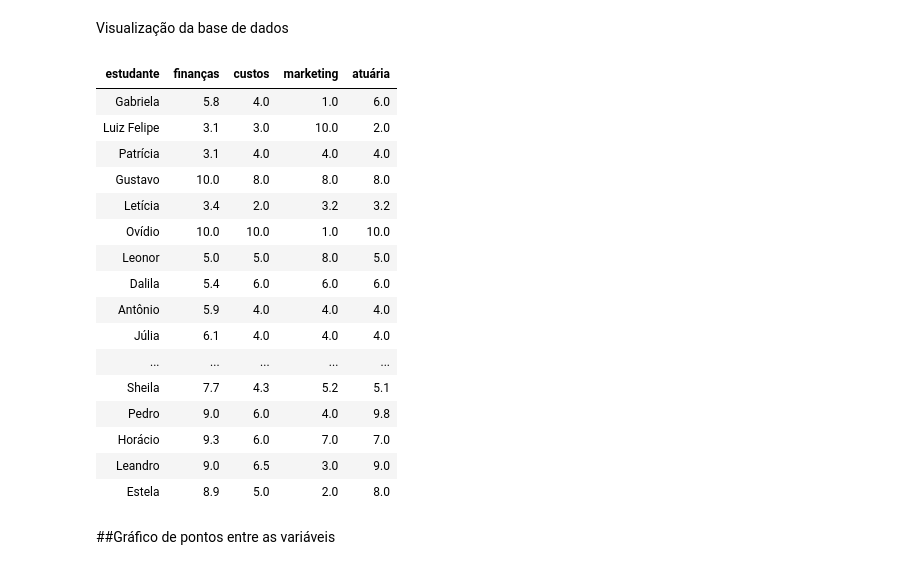
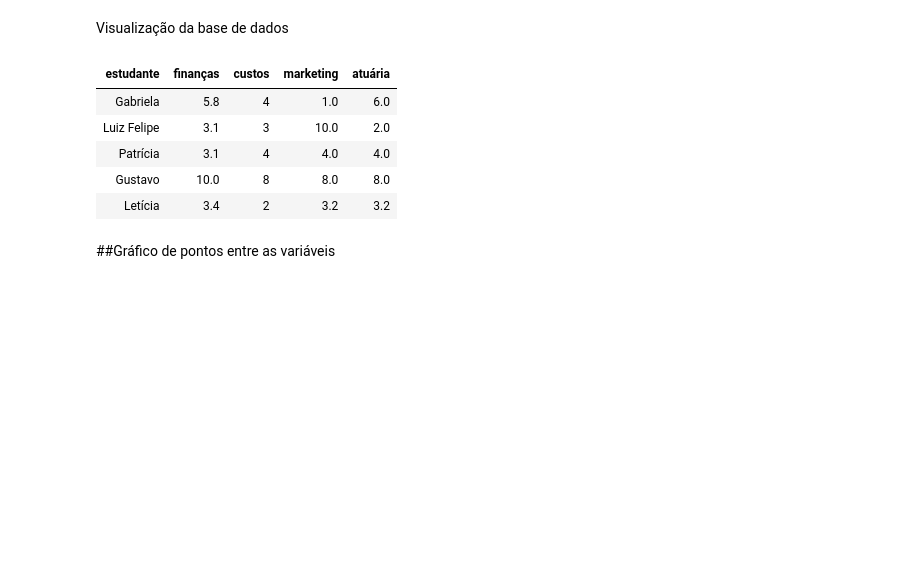
Before and after one commit to FranziskoB/Analise_Fatorial_PCA, a Jupyter notebook: R_Analise_Fatorial_PCA_Exemplo1.ipynb, the cells around one changed output. Saved outputs shown, nothing was run; the diff lists cells and outputs as text; code cells hidden in the pictures; blank space fills up the shorter version.

```diff
--- a/R_Analise_Fatorial_PCA_Exemplo1.ipynb
+++ b/R_Analise_Fatorial_PCA_Exemplo1.ipynb
@@ -46,29 +53,18 @@ NotasFatorial = read.xlsx("https://github.com/FranziskoB/Analise_Fatorial_PCA/ra
 # %% [markdown]
 Visualização da base de dados
 # %%
-display_html(HTML(NotasFatorial %>%
+display_html(HTML(head(NotasFatorial,5) %>%
   kable() %>%
   kable_styling(bootstrap_options = "striped",
                 full_width = FALSE,
                 font_size = 20)))
 # %% [output]
 | estudante | finanças | custos | marketing | atuária |
-| Gabriela | 5.8 | 4.0 | 1.0 | 6.0 |
-| Luiz Felipe | 3.1 | 3.0 | 10.0 | 2.0 |
-| Patrícia | 3.1 | 4.0 | 4.0 | 4.0 |
-| Gustavo | 10.0 | 8.0 | 8.0 | 8.0 |
-| Letícia | 3.4 | 2.0 | 3.2 | 3.2 |
-| Ovídio | 10.0 | 10.0 | 1.0 | 10.0 |
-| Leonor | 5.0 | 5.0 | 8.0 | 5.0 |
-| Dalila | 5.4 | 6.0 | 6.0 | 6.0 |
-| Antônio | 5.9 | 4.0 | 4.0 | 4.0 |
-| Júlia | 6.1 | 4.0 | 4.0 | 4.0 |
-| ... | ... | ... | ... | ... |
-| Sheila | 7.7 | 4.3 | 5.2 | 5.1 |
-| Pedro | 9.0 | 6.0 | 4.0 | 9.8 |
-| Horácio | 9.3 | 6.0 | 7.0 | 7.0 |
-| Leandro | 9.0 | 6.5 | 3.0 | 9.0 |
-| Estela | 8.9 | 5.0 | 2.0 | 8.0 |
+| Gabriela | 5.8 | 4 | 1.0 | 6.0 |
+| Luiz Felipe | 3.1 | 3 | 10.0 | 2.0 |
+| Patrícia | 3.1 | 4 | 4.0 | 4.0 |
+| Gustavo | 10.0 | 8 | 8.0 | 8.0 |
+| Letícia | 3.4 | 2 | 3.2 | 3.2 |
 # %% [markdown]
 ##Gráfico de pontos entre as variáveis
 # %% [markdown]
```
Also changed, not shown: parts of 3 cells of this notebook.
